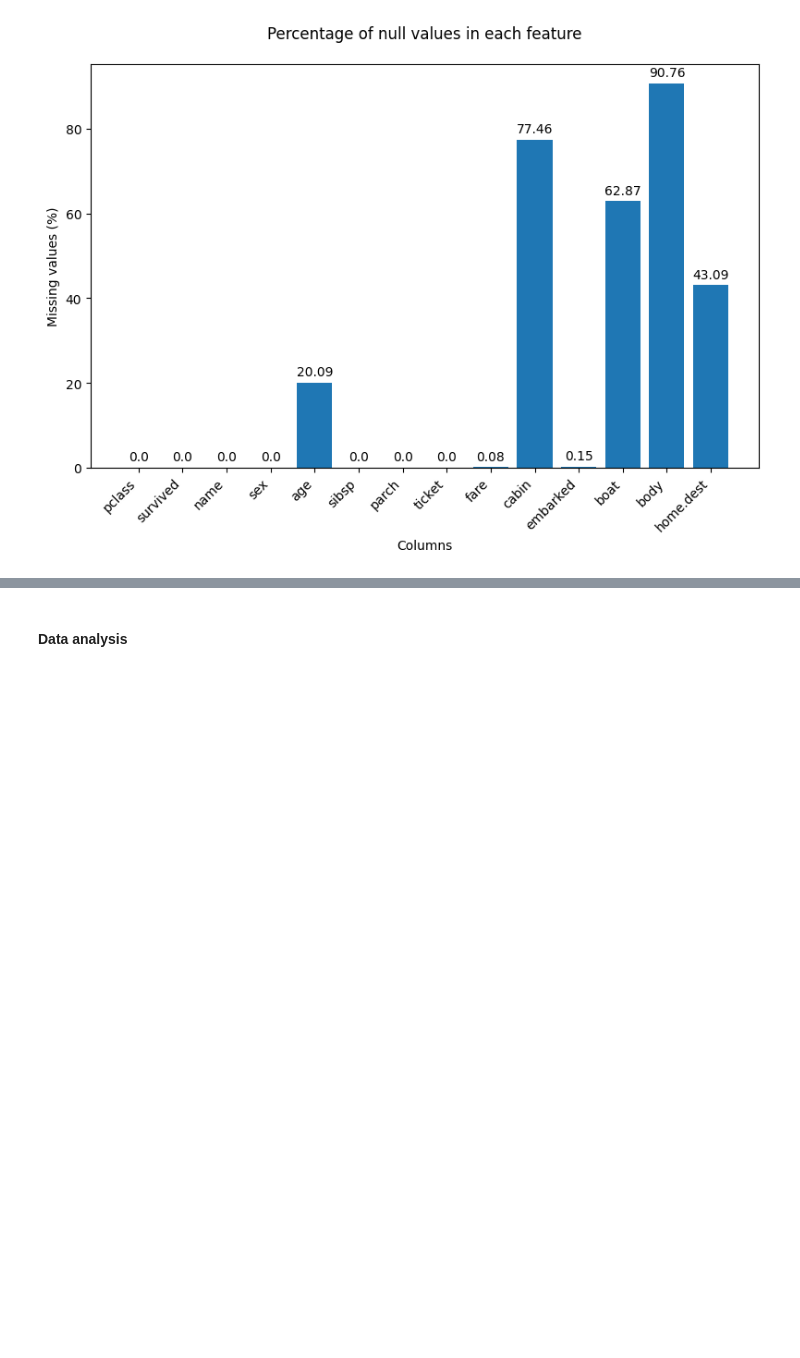
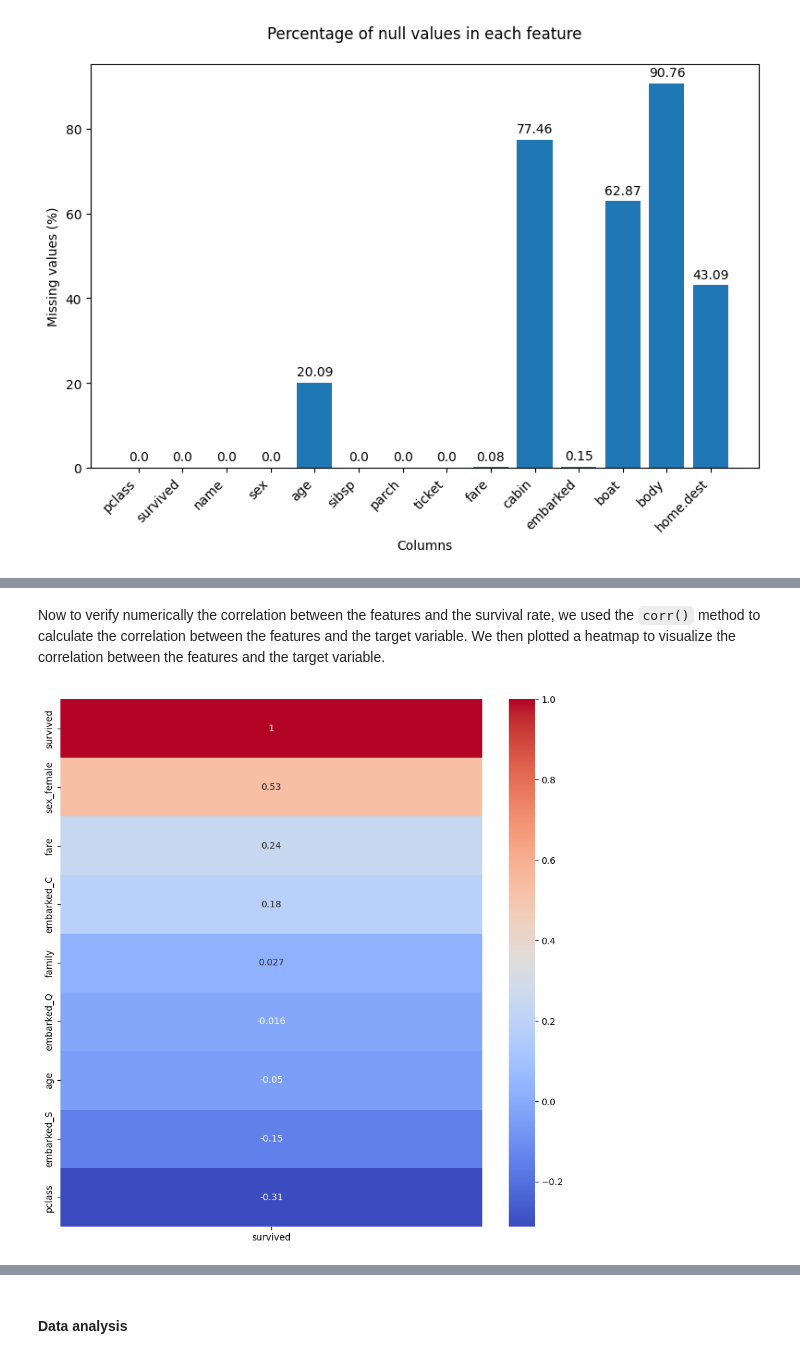
Before and after one commit to antoniooazevedo/titanic-dataset-analysis, a Jupyter notebook: analysis.ipynb, the cells around one changed output, grey strips where cells are left out. Saved outputs shown, nothing was run; the diff lists cells and outputs as text; code cells hidden in the pictures; blank space fills up the shorter version.

```diff
--- a/analysis.ipynb
+++ b/analysis.ipynb
@@ -124,0 +162,12 @@ memory usage: 67.9 KB
+# %% [markdown]
+Now to verify numerically the correlation between the features and the survival rate, we used the `corr()` method to calculate the correlation between the features and the target variable. We then plotted a heatmap to visualize the correlation between the features and the target variable.
+# %%
+cols = list(processed_data.columns)
+plt.figure(figsize=(10,10))
+plt.subplots_adjust(left=0.1, bottom=0.1, right=0.9, top=0.9, wspace=0.4, hspace=0.4)
+
+corr = processed_data.corr()[['survived']].sort_values(by='survived', ascending=False)
+sb.heatmap(corr, annot=True, cmap='coolwarm')
+plt.show()
+# %% [output]
+[figure, added]
```
Also changed, not shown: parts of 28 cells of this notebook.
